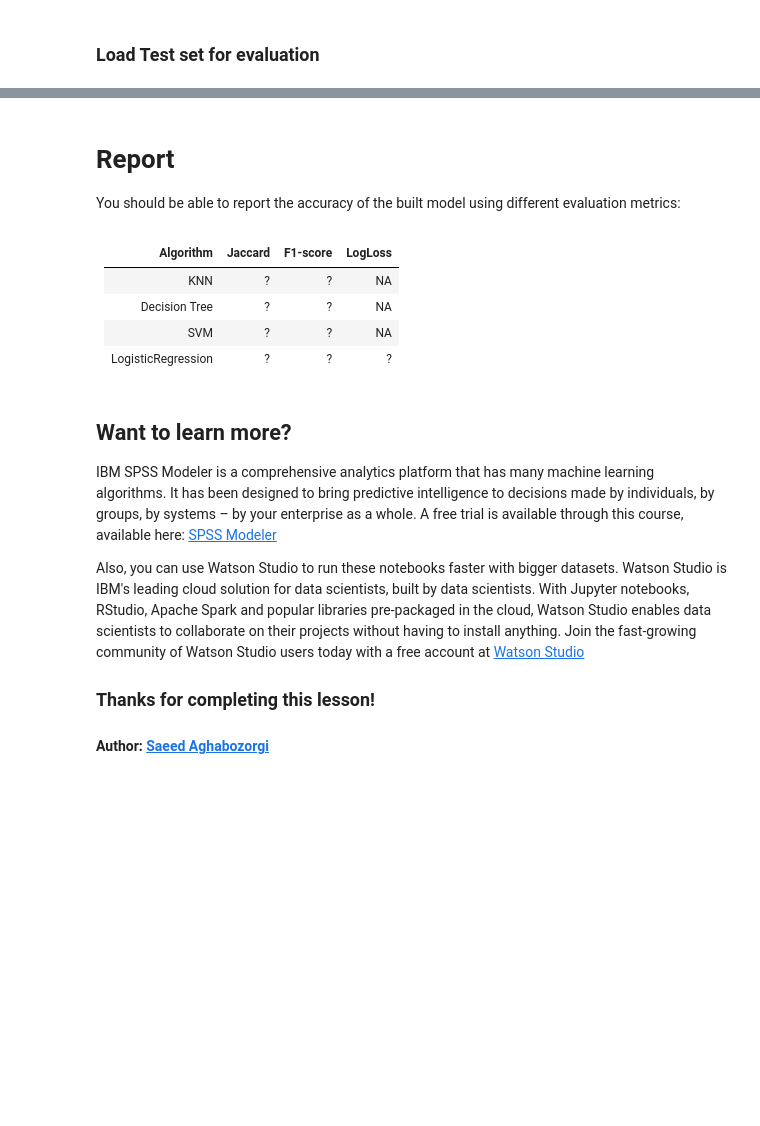
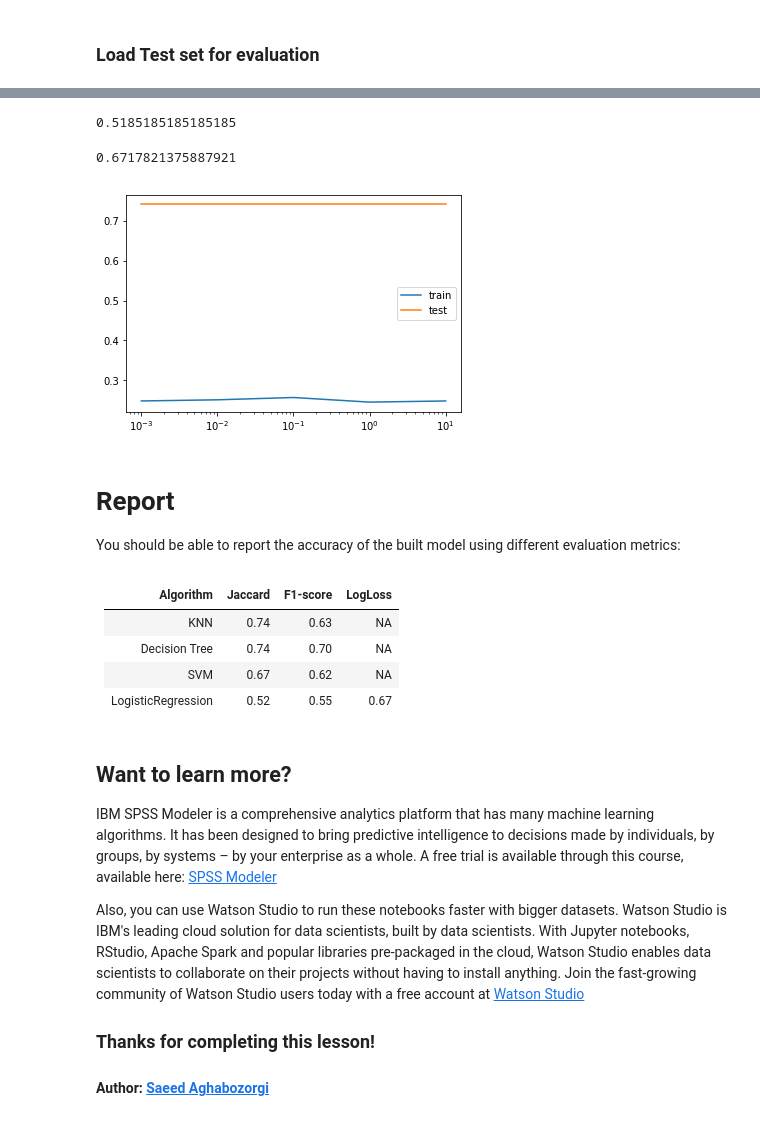
Before and after one commit to KonuTech/Machine-Learning-with-Python, a Jupyter notebook: Machine Learning with Python Final Project.ipynb, the cells around one changed output, grey strips where cells are left out. Saved outputs shown, nothing was run; the diff lists cells and outputs as text; code cells hidden in the pictures; blank space fills up the shorter version.

```diff
--- a/Machine Learning with Python Final Project.ipynb
+++ b/Machine Learning with Python Final Project.ipynb
@@ -408,0 +371,8 @@ plt.show()
+# %%
+reg = LogisticRegression()
+reg_cv = RandomizedSearchCV(reg, parameters, cv = 10)
+reg_cv.fit(X_train, y_train)
+
+# Print the tuned parameters and score
+print("Tuned Linear Regression Parameters: {}".format(reg_cv.best_params_))
+print("Best score is {}".format(reg_cv.best_score_))
@@ -423,0 +453,3 @@ test_df.head()
+# %%
+X_test = Feature
+X_test[0:5]
@@ -423,0 +463,3 @@ test_df.head()
+# %%
+y_test = test_df['loan_status'].values
+y_test[0:5]
@@ -423,0 +528,11 @@ test_df.head()
+# %%
+neighbors = np.arange(1, 10)
+train_accuracy = np.empty(len(neighbors))
+test_accuracy = np.empty(len(neighbors))
+
+for i, k in enumerate(neighbors):
+    knn = KNeighborsClassifier(n_neighbors = k)
+    print(knn)
+    knn.fit(X_train, y_train)
+    train_accuracy[i] = knn.score(X_train, y_train)
+    test_accuracy[i] = knn.score(X_test, y_test)
@@ -424,13 +716,45 @@ test_df.head()
+# %%
+from sklearn.metrics import jaccard_similarity_score
+jaccard_similarity_score(y_test, y_pred)
+# %% [output]
+0.5185185185185185
+# %%
+from sklearn.metrics import log_loss
+log_loss(y_test, y_pred_proba)
+# %% [output]
+0.6717821375887921
+# %%
+# Train and validaton errors initialized as empty list
+train_errs = list()
+test_errs = list()
+C_values = [0.001, 0.01, 0.1, 1, 10]
+
+# Loop over values of C_value
+for C_value in C_values:
+    # Create LogisticRegression object and fit
+    lr = LogisticRegression(C=C_value)
+    lr.fit(X_train, y_train)
+
+    # Evaluate error rates and append to lists
+    train_errs.append(1.0 - lr.score(X_train, y_train))
+    test_errs.append(1.0 - lr.score(X_test, y_test))
+
+# Plot results
+plt.semilogx(C_values, train_errs, C_values, test_errs)
+plt.legend(("train", "test"))
+plt.show()
+# %% [output]
+[figure, added]
 # %% [markdown]
 # Report
 You should be able to report the accuracy of the built model using different evaluation metrics:
 # %% [markdown]
 | Algorithm          | Jaccard | F1-score | LogLoss |
 |--------------------|---------|----------|---------|
-| KNN                | ?       | ?        | NA      |
-| Decision Tree      | ?       | ?        | NA      |
-| SVM                | ?       | ?        | NA      |
-| LogisticRegression | ?       | ?        | ?       |
+| KNN                | 0.74       | 0.63        | NA      |
+| Decision Tree      | 0.74       | 0.70        | NA      |
+| SVM                | 0.67       | 0.62        | NA      |
+| LogisticRegression | 0.52       | 0.55        | 0.67      |
 # %% [markdown]
 <h2>Want to learn more?</h2>
 
```
Also changed, not shown: parts of 68 cells of this notebook.
